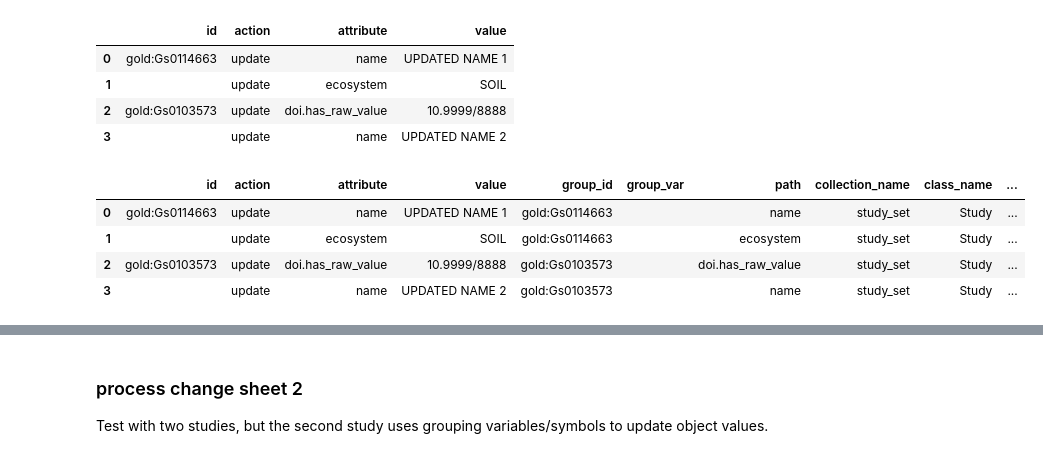
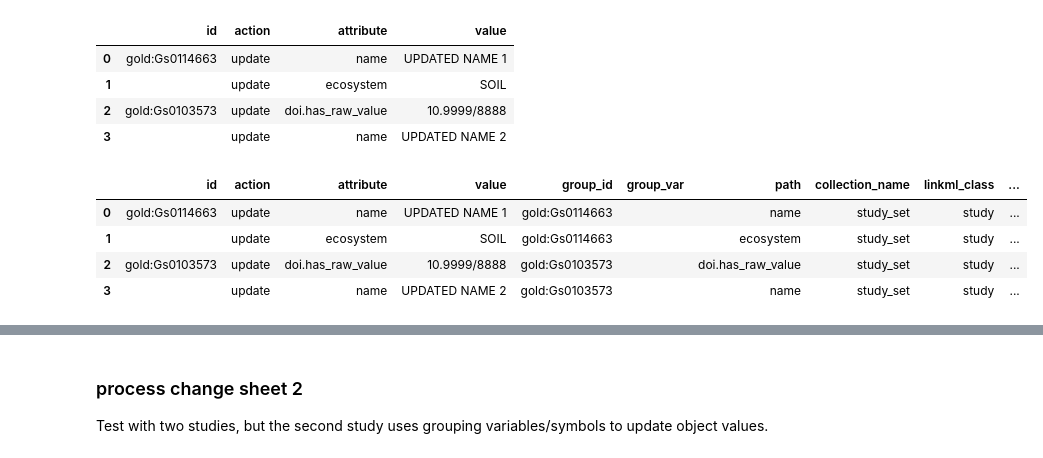
Before and after one commit to microbiomedata/nmdc-runtime, a Jupyter notebook: metadata-translation/notebooks/changesheets-example.ipynb, the cells around one changed output, grey strips where cells are left out. Saved outputs shown, nothing was run; the diff lists cells and outputs as text; code cells hidden in the pictures.

Commit message:
add change sheet examples and new test data

```diff
--- a/metadata-translation/notebooks/changesheets-example.ipynb
+++ b/metadata-translation/notebooks/changesheets-example.ipynb
@@ -68,12 +73,12 @@ pd.read_csv("data/changesheet-with-separator1.tsv", sep="\t", dtype="string").fi
 | 3 |  | update | name | UPDATED NAME 2 |
 # %%
 sheetDf = load_changesheet("data/changesheet-with-separator1.tsv", mongodb)
-# sheetDf
+sheetDf
 # %% [output]
-|  | id | action | attribute | value | group_id | group_var | path | collection_name | class_name | ... |
-| 0 | gold:Gs0114663 | update | name | UPDATED NAME 1 | gold:Gs0114663 |  | name | study_set | Study | ... |
-| 1 |  | update | ecosystem | SOIL | gold:Gs0114663 |  | ecosystem | study_set | Study | ... |
-| 2 | gold:Gs0103573 | update | doi.has_raw_value | 10.9999/8888 | gold:Gs0103573 |  | doi.has_raw_value | study_set | Study | ... |
-| 3 |  | update | name | UPDATED NAME 2 | gold:Gs0103573 |  | name | study_set | Study | ... |
+|  | id | action | attribute | value | group_id | group_var | path | collection_name | linkml_class | ... |
+| 0 | gold:Gs0114663 | update | name | UPDATED NAME 1 | gold:Gs0114663 |  | name | study_set | study | ... |
+| 1 |  | update | ecosystem | SOIL | gold:Gs0114663 |  | ecosystem | study_set | study | ... |
+| 2 | gold:Gs0103573 | update | doi.has_raw_value | 10.9999/8888 | gold:Gs0103573 |  | doi.has_raw_value | study_set | study | ... |
+| 3 |  | update | name | UPDATED NAME 2 | gold:Gs0103573 |  | name | study_set | study | ... |
 # %%
 print_results(process_changesheet(sheetDf, mongodb, temp_db))
```
Also changed, not shown: parts of 31 cells of this notebook, 4 other files.
